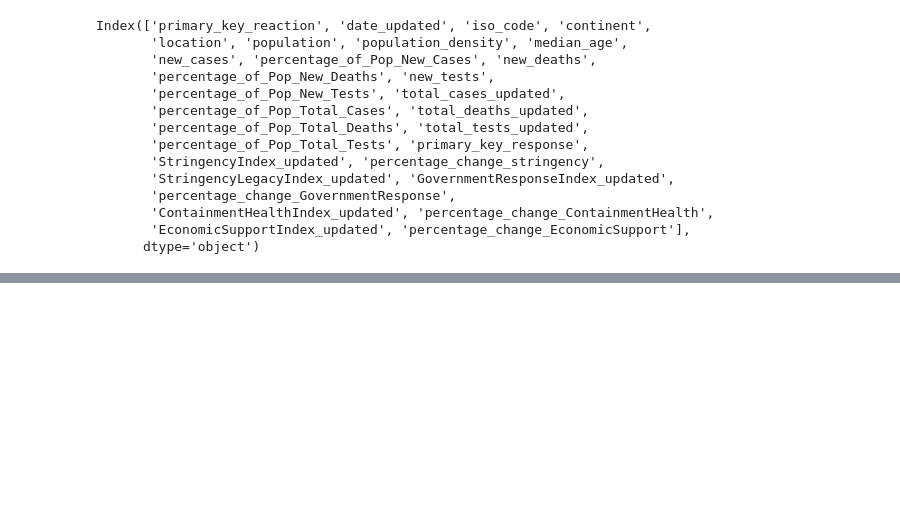
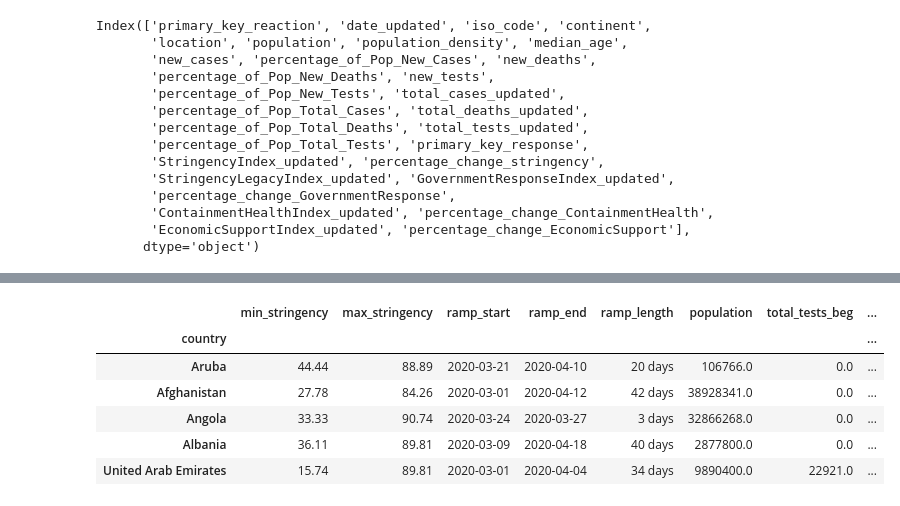
Before and after one commit to pmmfs/capstone-project, a Jupyter notebook: regulation/Analysis/rough_work_TBD_eventually/FINAL_government_regulation_impact_initial_analysis_MK_v4.ipynb, the cells around one changed output, grey strips where cells are left out. Cells and saved outputs as stored; diff of their text form; code cells hidden in the pictures; blank space fills up the shorter version.

```diff
--- a/regulation/Analysis/rough_work_TBD_eventually/FINAL_government_regulation_impact_initial_analysis_MK_v4.ipynb
+++ b/regulation/Analysis/rough_work_TBD_eventually/FINAL_government_regulation_impact_initial_analysis_MK_v4.ipynb
@@ -239,6 +234,7 @@ name = []
 start = []
 end = []
 length = []
+minimum = []
 maximum = []
 population = []
 total_tests_beg = []
@@ -316,3 +299,13 @@ ramp_up_details
+# %%
+ramp_up_details.head()
+# %% [output]
+|  | min_stringency | max_stringency | ramp_start | ramp_end | ramp_length | population | total_tests_beg | ... |
+| country |  |  |  |  |  |  |  | ... |
+| Aruba | 44.44 | 88.89 | 2020-03-21 | 2020-04-10 | 20 days | 106766.0 | 0.0 | ... |
+| Afghanistan | 27.78 | 84.26 | 2020-03-01 | 2020-04-12 | 42 days | 38928341.0 | 0.0 | ... |
+| Angola | 33.33 | 90.74 | 2020-03-24 | 2020-03-27 | 3 days | 32866268.0 | 0.0 | ... |
+| Albania | 36.11 | 89.81 | 2020-03-09 | 2020-04-18 | 40 days | 2877800.0 | 0.0 | ... |
+| United Arab Emirates | 15.74 | 89.81 | 2020-03-01 | 2020-04-04 | 34 days | 9890400.0 | 22921.0 | ... |
 # %%
 name = []
 thirty = []
```
Also changed, not shown: parts of 22 cells of this notebook.
